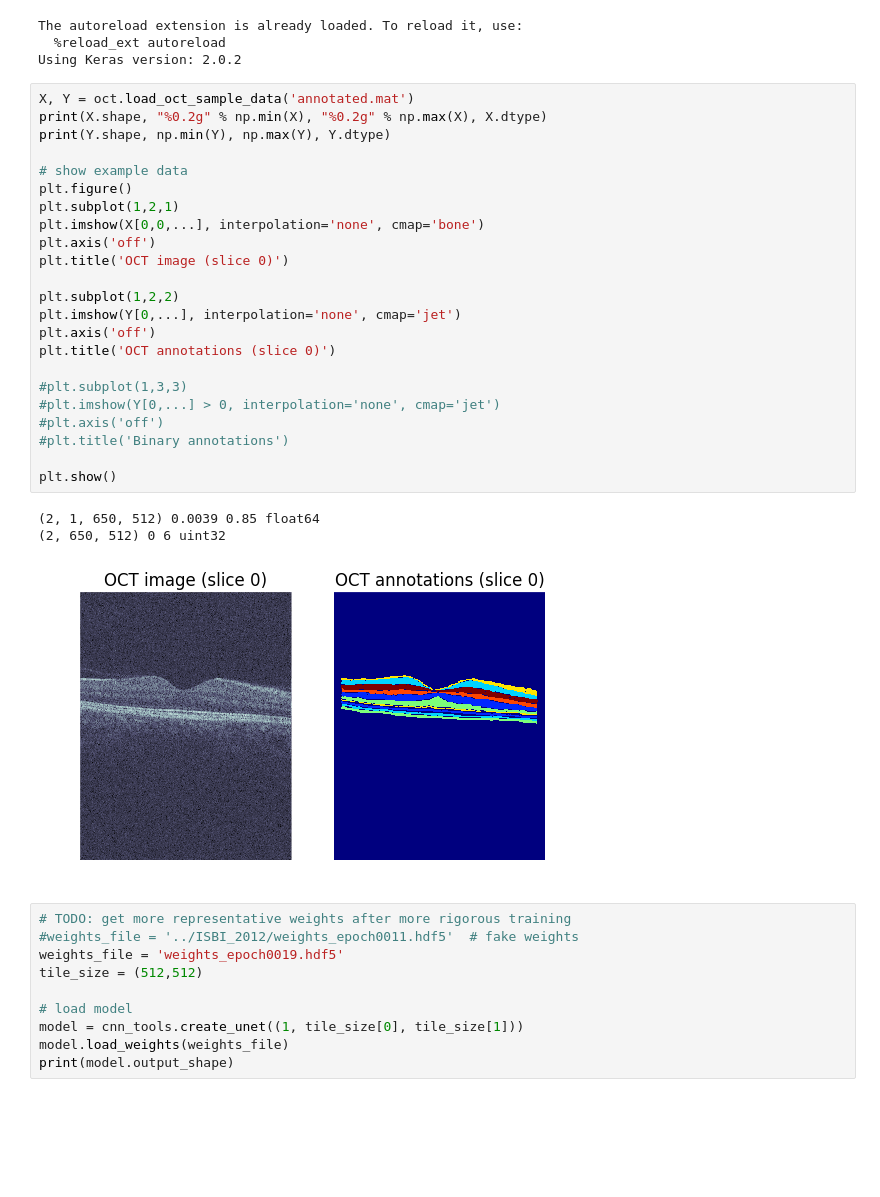
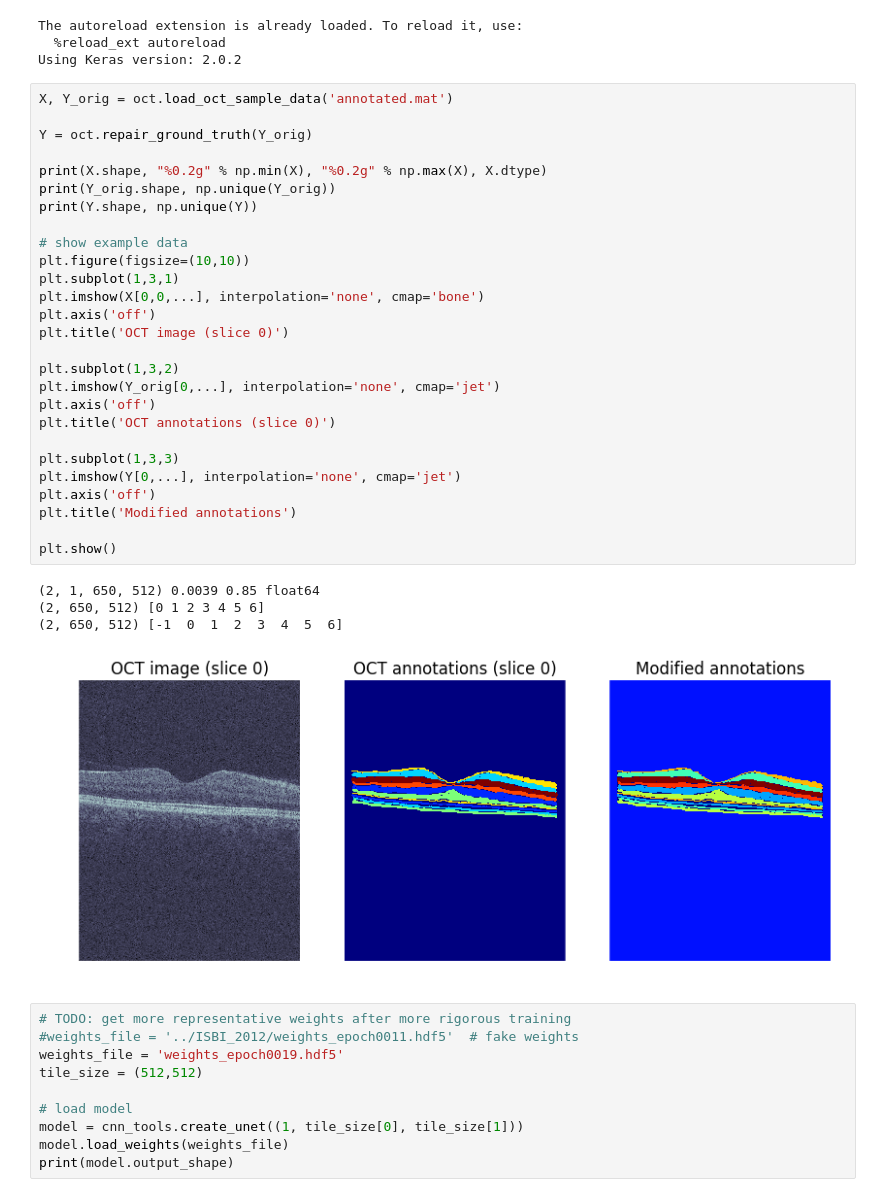
Before and after one commit to mjpekala/bio-segmentation-dense, a Jupyter notebook: Examples/OCT_Small/oct_ss_rev1.ipynb, the cells around one changed output. Drawn from its saved outputs; the diff is of its cells as text; blank space fills up the shorter version.

```diff
--- a/Examples/OCT_Small/oct_ss_rev1.ipynb
+++ b/Examples/OCT_Small/oct_ss_rev1.ipynb
@@ -33,32 +33,37 @@ The autoreload extension is already loaded. To reload it, use:
   %reload_ext autoreload
 Using Keras version: 2.0.2
 # %%
-X, Y = oct.load_oct_sample_data('annotated.mat')
+X, Y_orig = oct.load_oct_sample_data('annotated.mat')
+
+Y = oct.repair_ground_truth(Y_orig)
+
 print(X.shape, "%0.2g" % np.min(X), "%0.2g" % np.max(X), X.dtype)
-print(Y.shape, np.min(Y), np.max(Y), Y.dtype)
+print(Y_orig.shape, np.unique(Y_orig))
+print(Y.shape, np.unique(Y))
 
 # show example data
-plt.figure()
-plt.subplot(1,2,1)
+plt.figure(figsize=(10,10))
+plt.subplot(1,3,1)
 plt.imshow(X[0,0,...], interpolation='none', cmap='bone')
 plt.axis('off')
 plt.title('OCT image (slice 0)')
 
-plt.subplot(1,2,2)
-plt.imshow(Y[0,...], interpolation='none', cmap='jet')
+plt.subplot(1,3,2)
+plt.imshow(Y_orig[0,...], interpolation='none', cmap='jet')
 plt.axis('off')
 plt.title('OCT annotations (slice 0)')
 
-#plt.subplot(1,3,3)
-#plt.imshow(Y[0,...] > 0, interpolation='none', cmap='jet')
-#plt.axis('off')
-#plt.title('Binary annotations')
+plt.subplot(1,3,3)
+plt.imshow(Y[0,...], interpolation='none', cmap='jet')
+plt.axis('off')
+plt.title('Modified annotations')
 
 plt.show()
 # %% [output]
 (2, 1, 650, 512) 0.0039 0.85 float64
-(2, 650, 512) 0 6 uint32
+(2, 650, 512) [0 1 2 3 4 5 6]
+(2, 650, 512) [-1  0  1  2  3  4  5  6]
-[figure, old version]
+[figure, new version]
 # %%
 # TODO: get more representative weights after more rigorous training
 #weights_file = '../ISBI_2012/weights_epoch0011.hdf5'  # fake weights
```
Also changed, not shown: parts of 1 cell of this notebook.
